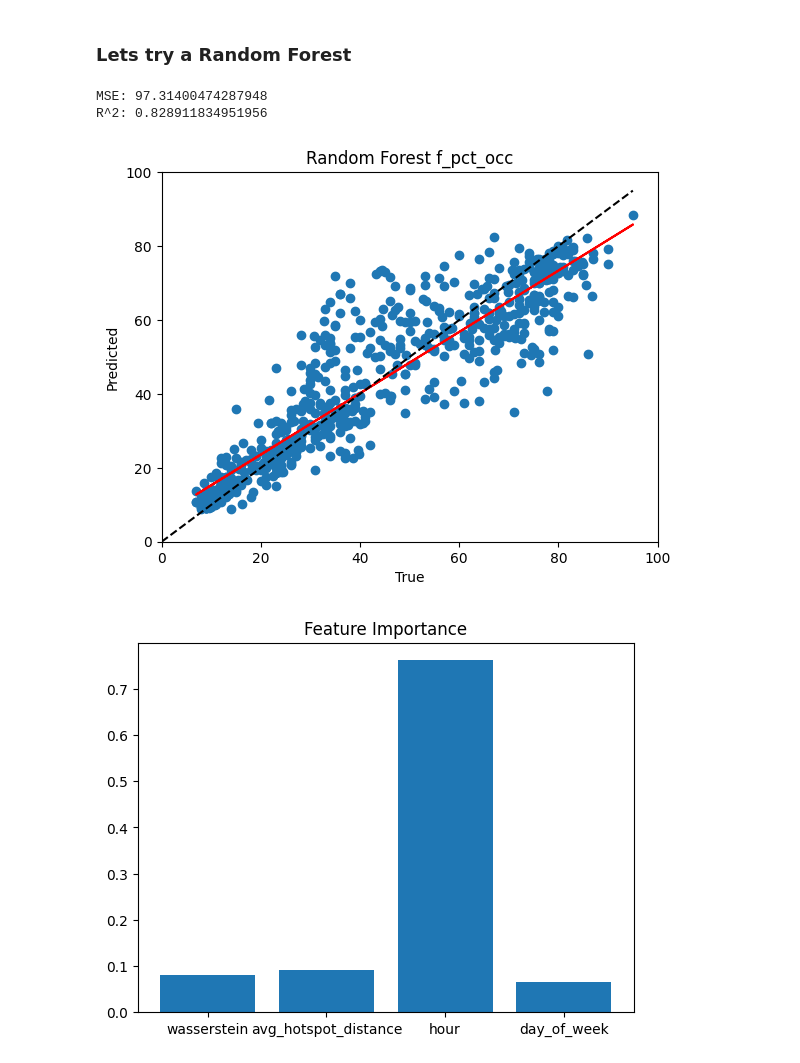
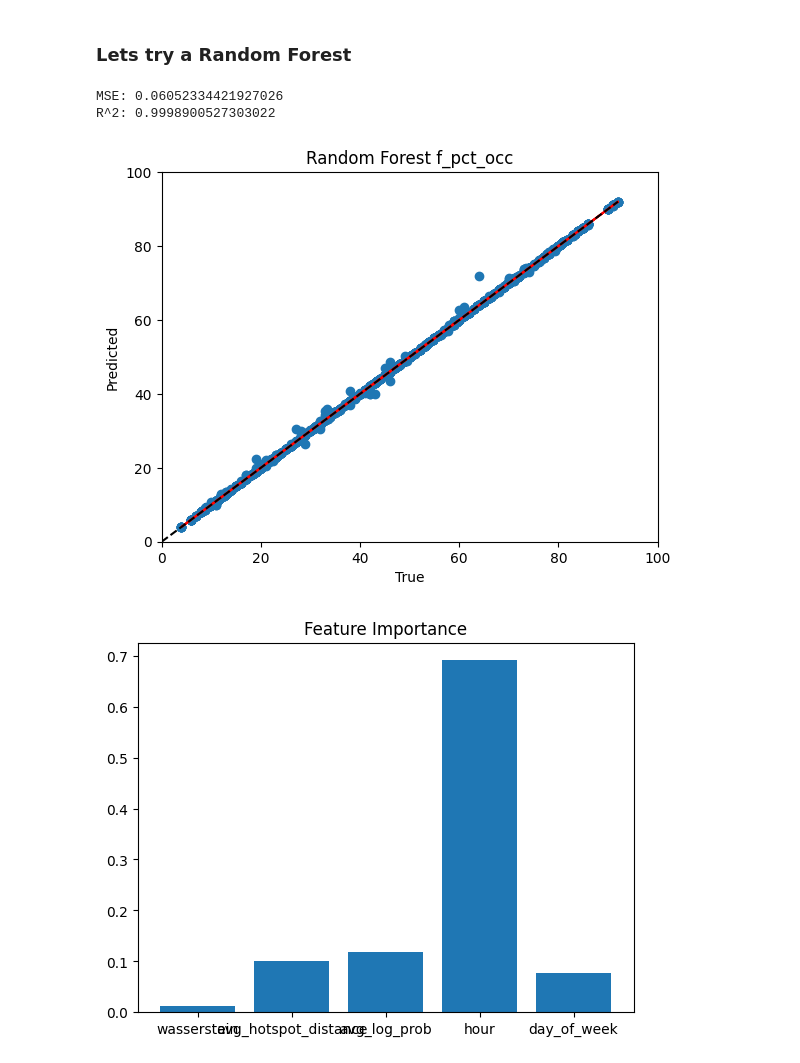
Before and after one commit to INRIX-Logan-Garwood/Parking-Location-vs-Occupancy, a Jupyter notebook: notebooks/train_model.ipynb, the cells around one changed output. Drawn from its saved outputs; the diff is of its cells as text; code cells hidden in the pictures.

Commit message:
wow r^2 is too good to be true

```diff
--- a/notebooks/train_model.ipynb
+++ b/notebooks/train_model.ipynb
@@ -7,17 +9,27 @@ import os
 # %% [markdown]
 ### Load Data
 # %%
-X = pd.read_csv('../results/csvs/correct_hotspot_distances.csv')
-y = pd.read_csv('../data/parking_Irvine_2023-01-01_2023-01-31.csv')
+X = pd.read_csv('../results/csvs/training_data_2022-11_to_2023-03.csv')
+y = pd.read_csv('../data/IrvineSpectrumCenter_parking_2022-11_to_2023-03.csv')
 lot_ids = list(X['pk_lot'].unique())
 y = y[y['pk_lot'].isin(lot_ids)]
 
+# remove the -8:00 from the end of the timestamp. I didn't mean to add it in the first place
+X['timestamp'] = X['timestamp'].apply(lambda x: x[:-6])
+X['timestamp'] = pd.to_datetime(X['timestamp'])
+X['timestamp'] = X['timestamp'].dt.tz_localize('UTC')
+X['timestamp'] = X['timestamp'].dt.tz_convert('US/Pacific')
+
 # sort by timestamp
-X['timestamp'] = pd.to_datetime(X['timestamp'])
+X = X.sort_values(by=['timestamp'])
+X['timestamp'] = X['timestamp'].dt.tz_convert('US/Pacific')
+
 y['dt_start_date'] = pd.to_datetime(y['dt_start_date'])
+y['dt_start_date'] = y['dt_start_date'].dt.round('h')
 y['dt_start_date'] = y['dt_start_date'].dt.tz_convert('US/Pacific')
+y.drop(columns=['dt_end_date', 'pk_lot_alias', 'f_occupancy_rank'], inplace=True)
 X = X.sort_values(by=['timestamp'])
 y = y.sort_values(by=['dt_start_date'])
 display(X.head(1))
-display(y.head(1))
+display(y.head(10))
 # %% [output]
@@ -28,12 +59,8 @@ display(y.head(1))
 # %%
-
-# why is everything after the second the same for dt_start_date and dt_end_date? something is wrong
-# for now let's just aggregate by nearest hour
-y.drop(columns=['dt_end_date', 'pk_lot_alias', 'f_occupancy_rank'], inplace=True)
-y['timestamp'] = y['dt_start_date'].dt.round('h')
+y['timestamp'] = y['dt_start_date'].dt.round('h', ambiguous='NaT')
 agg_dict = {'f_pct_occ': 'mean', 'i_avail': 'mean', 'i_occ': 'mean',
             'location': 'first', 'geometry': 'first',}
 y = y.groupby(['timestamp', 'pk_lot']).agg(agg_dict).reset_index()
-display(y.head())
+display(y)
 # %% [output]
 |  | timestamp | pk_lot | f_pct_occ | i_avail | i_occ | location | geometry |
@@ -214,6 +249,6 @@ from sklearn.metrics import r2_score
 # %%
 # input_features = ['wasserstein', 'avg_hotspot_distance', 'day_of_week']
-input_features = ['wasserstein', 'avg_hotspot_distance', 'hour', 'day_of_week']
+input_features = ['wasserstein', 'avg_hotspot_distance', 'avg_log_prob', 'hour', 'day_of_week']
 # input_features = ['hour', 'day_of_week']
 output_feature = 'f_pct_occ' #'i_avail'
 
@@ -236,46 +271,30 @@ print(f'MSE: {mse}')
 r2 = r2_score(y_test, y_pred)
 print(f'R^2: {r2}')
 # %% [output]
-MSE: 97.31400474287948
-R^2: 0.828911834951956
+MSE: 0.06052334421927026
+R^2: 0.9998900527303022
 # %%
 # visualize results
 plt.scatter(y_test, y_pred)
 # line of best fit
 m, b = np.polyfit(y_test, y_pred, 1)
 plt.plot(y_test, m*y_test + b, color='red')
 max_val = max(max(y_test), max(y_pred))
 plt.plot([0, max_val], [0, max_val], color='black', linestyle='--')
 if output_feature == 'f_pct_occ':
     plt.xlim(0, 100)
     plt.ylim(0, 100)
 plt.xlabel('True')
 plt.ylabel('Predicted')
 plt.title(f'Random Forest {output_feature}')
 plt.show()
 
 # plot feature importance
 importance = model.feature_importances_
 plt.bar([x for x in range(len(importance))], importance)
 plt.xticks(ticks=[x for x in range(len(importance))], labels=input_features)
 plt.title('Feature Importance')
 plt.show()
-
-# plot the predicted time series
-# get the first week of data for a random lot
-lot_id = np.random.choice(lot_ids)
-week_df = df[(df['timestamp'] < '2023-01-16') & (df['pk_lot'] == lot_id)]
-week = week_df[input_features].values
-week = scaler.transform(week)
-week_pred = model.predict(week)
-
-plt.plot(week_df['timestamp'], week_df[output_feature], label='True')
-plt.plot(week_df['timestamp'], week_pred, label='Predicted')
-plt.xlabel('Date')
-plt.ylabel(output_feature)
-plt.title(f'pk_lot {lot_id}')
-plt.legend()
-plt.show()
 # %% [output]
-[figure, old version]
+[figure, new version]
-[figure, old version]
+[figure, new version]
```
Also changed, not shown: parts of 12 cells of this notebook, 3 other files.
